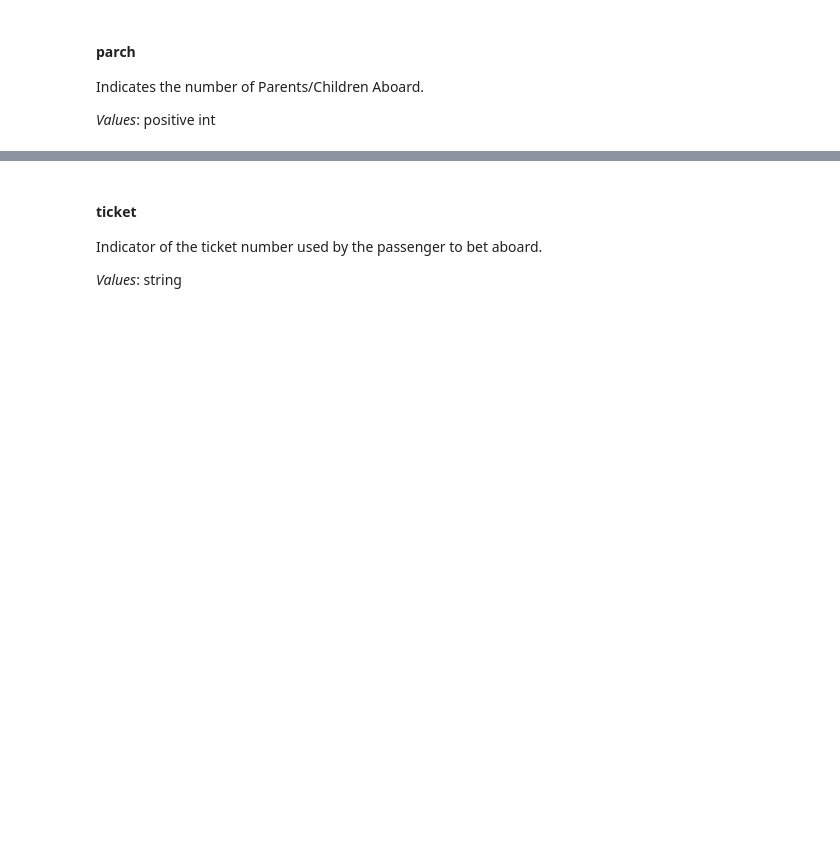
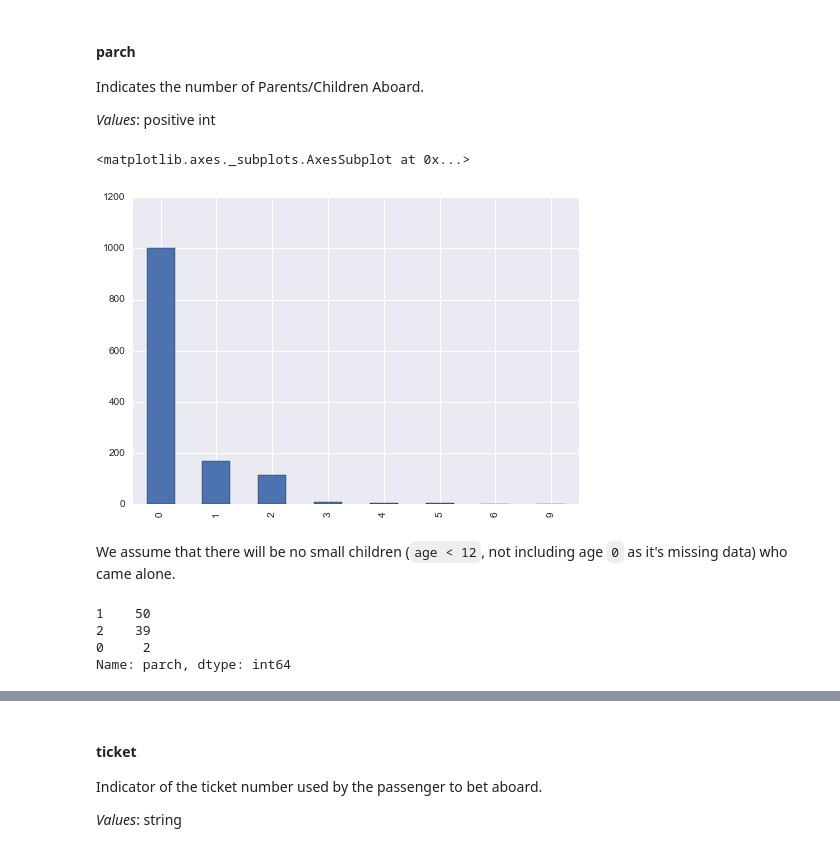
Before and after one commit to onanypoint/ADA-Homework, a Jupyter notebook: 01 - Pandas and Data Wrangling/Data Wrangling with Pandas.ipynb, the cells around one changed output, grey strips where cells are left out. Saved outputs shown, nothing was run; the diff lists cells and outputs as text; code cells hidden in the pictures; blank space fills up the shorter version.

```diff
--- a/01 - Pandas and Data Wrangling/Data Wrangling with Pandas.ipynb
+++ b/01 - Pandas and Data Wrangling/Data Wrangling with Pandas.ipynb
@@ -715,0 +793,14 @@ Indicates the number of Parents/Children Aboard.
+# %%
+titanic.parch.value_counts().sort_index().plot.bar()
+# %% [output]
+<matplotlib.axes._subplots.AxesSubplot at 0x...>
+[figure, added]
+# %% [markdown]
+We assume that there will be no small children (`age < 12`, not including age `0` as it's missing data) who came alone.
+# %%
+titanic[(titanic.age < 12) & (titanic.age != 0)].parch.value_counts()
+# %% [output]
+1    50
+2    39
+0     2
+Name: parch, dtype: int64
```
Also changed, not shown: parts of 37 cells of this notebook.
